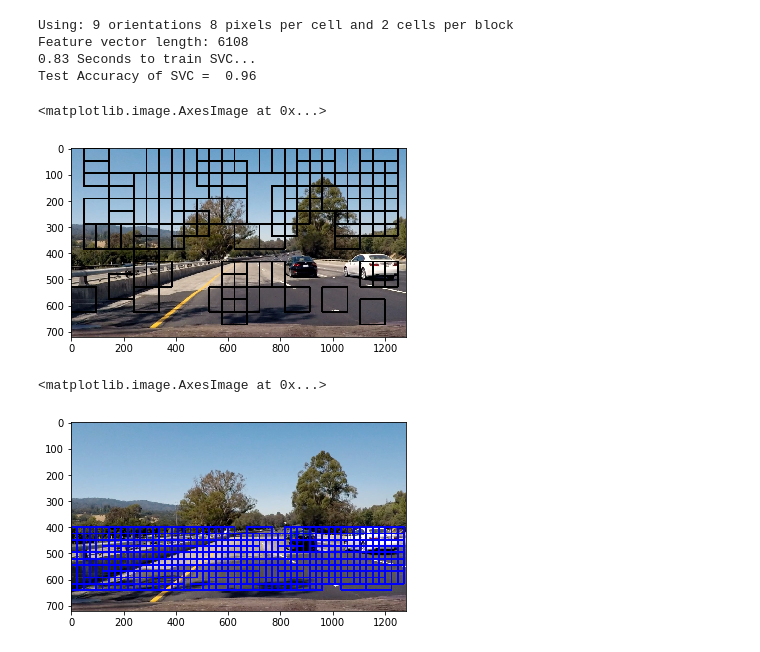
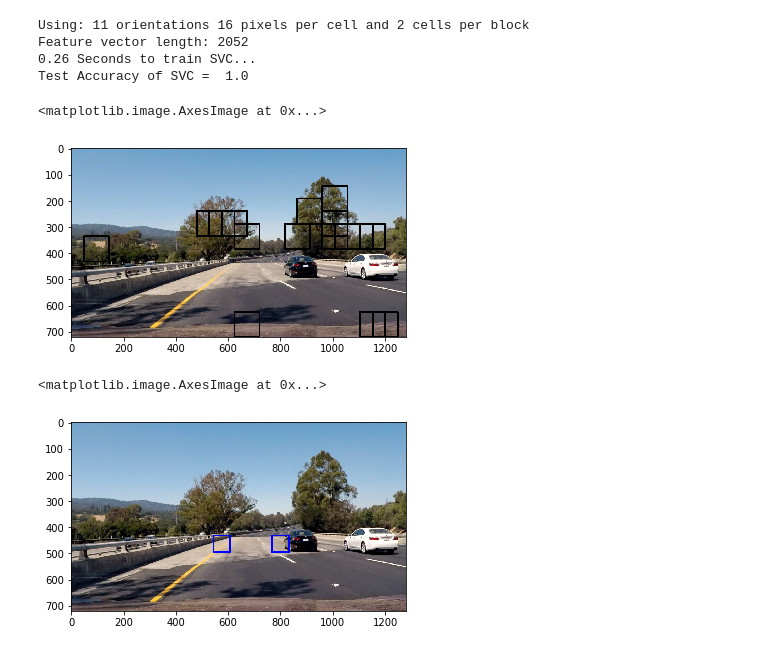
Before and after one commit to joelpou/vehicle-detection, a Jupyter notebook: lecturePipeline.ipynb, the cells around one changed output. Saved outputs shown, nothing was run; the diff lists cells and outputs as text; code cells hidden in the pictures.

```diff
--- a/lecturePipeline.ipynb
+++ b/lecturePipeline.ipynb
@@ -296,13 +296,13 @@ def search_windows(img, windows, clf, scaler, color_space='RGB',
 
 
 ### TODO: Tweak these parameters and see how the results change.
-color_space = 'RGB' # Can be RGB, HSV, LUV, HLS, YUV, YCrCb
-orient = 9  # HOG orientations
-pix_per_cell = 8 # HOG pixels per cell
+color_space = 'HLS' # Can be RGB, HSV, LUV, HLS, YUV, YCrCb
+orient = 11  # HOG orientations
+pix_per_cell = 16 # HOG pixels per cell
 cell_per_block = 2 # HOG cells per block
 hog_channel = "ALL" # Can be 0, 1, 2, or "ALL"
 spatial_size = (16, 16) # Spatial binning dimensions
-hist_bins = 16    # Number of histogram bins
+hist_bins = 32    # Number of histogram bins
 spatial_feat = True # Spatial features on or off
 hist_feat = True # Histogram features on or off
 hog_feat = True # HOG features on or off
@@ -352,10 +352,10 @@ print('Test Accuracy of SVC = ', round(svc.score(X_test, y_test), 4))
 # Check the prediction time for a single sample
 t=time.time()
 # %% [output]
-Using: 9 orientations 8 pixels per cell and 2 cells per block
-Feature vector length: 6108
-0.83 Seconds to train SVC...
-Test Accuracy of SVC =  0.96
+Using: 11 orientations 16 pixels per cell and 2 cells per block
+Feature vector length: 2052
+0.26 Seconds to train SVC...
+Test Accuracy of SVC =  1.0
 # %%
 image = mpimg.imread('./test_images/test4.jpg')
 image = image.astype(np.float32)/255
@@ -382,7 +382,7 @@ window_img = draw_boxes(draw_image, hot_windows, color=(0, 0, 255), thick=6)
 plt.imshow(window_img)
 # %% [output]
 <matplotlib.image.AxesImage at 0x...>
-[figure, old version]
+[figure, new version]
 # %%
 # Define a single function that can extract features using hog sub-sampling and make predictions
 def find_cars(img, ystart, ystop, scale, svc, X_scaler, orient, pix_per_cell, cell_per_block, spatial_size, hist_bins):
@@ -433,33 +433,33 @@ def find_cars(img, ystart, ystop, scale, svc, X_scaler, orient, pix_per_cell, ce
             # Extract the image patch
             subimg = cv2.resize(ctrans_tosearch[ytop:ytop+window, xleft:xleft+window], (64,64))
 
             # Get color features
             spatial_features = bin_spatial(subimg, size=spatial_size)
             hist_features = color_hist(subimg, nbins=hist_bins)
 
             # Scale features and make a prediction
             test_features = X_scaler.transform(np.hstack((spatial_features, hist_features, hog_features)).reshape(1, -1))
             #test_features = X_scaler.transform(np.hstack((shape_feat, hist_feat)).reshape(1, -1))
             test_prediction = svc.predict(test_features)
 
             if test_prediction == 1:
                 xbox_left = np.int(xleft*scale)
                 ytop_draw = np.int(ytop*scale)
                 win_draw = np.int(window*scale)
                 cv2.rectangle(draw_img,(xbox_left, ytop_draw+ystart),(xbox_left+win_draw,ytop_draw+win_draw+ystart),(0,0,255),6)
 
     return draw_img
 
 img = mpimg.imread('./test_images/test4.jpg')
 # img = image.astype(np.float32)/255
 
 ystart = 400
-ystop = 656
-scale = 1.5
+ystop = 500
+scale = 1
 
 out_img = find_cars(img, ystart, ystop, scale, svc, X_scaler, orient, pix_per_cell, cell_per_block, spatial_size, hist_bins)
 
 plt.imshow(out_img)
 # %% [output]
 <matplotlib.image.AxesImage at 0x...>
-[figure, old version]
+[figure, new version]
```
Also changed, not shown: 6 other files.
